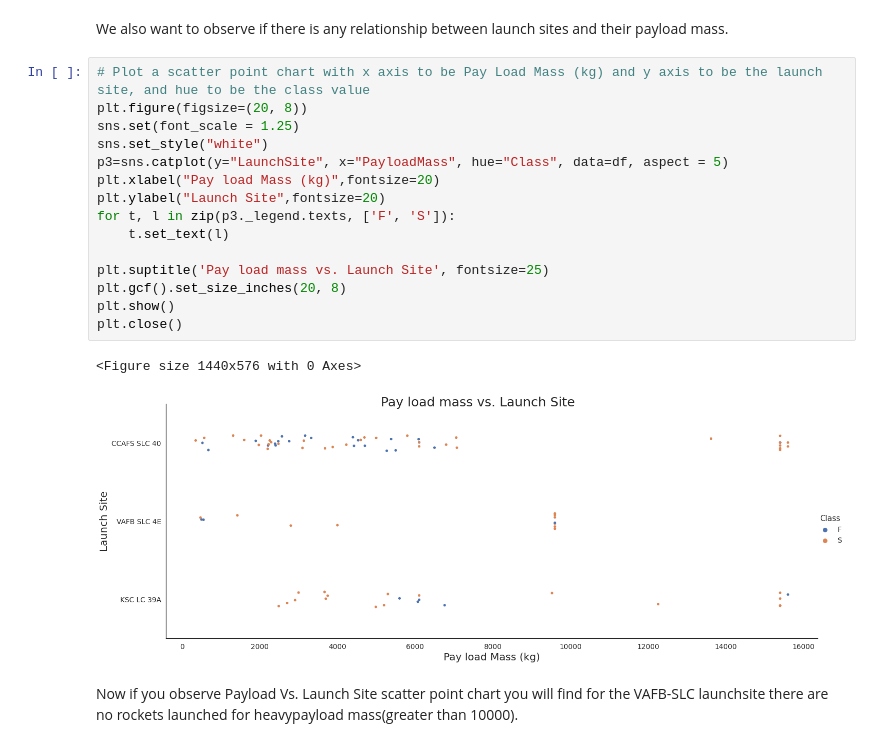
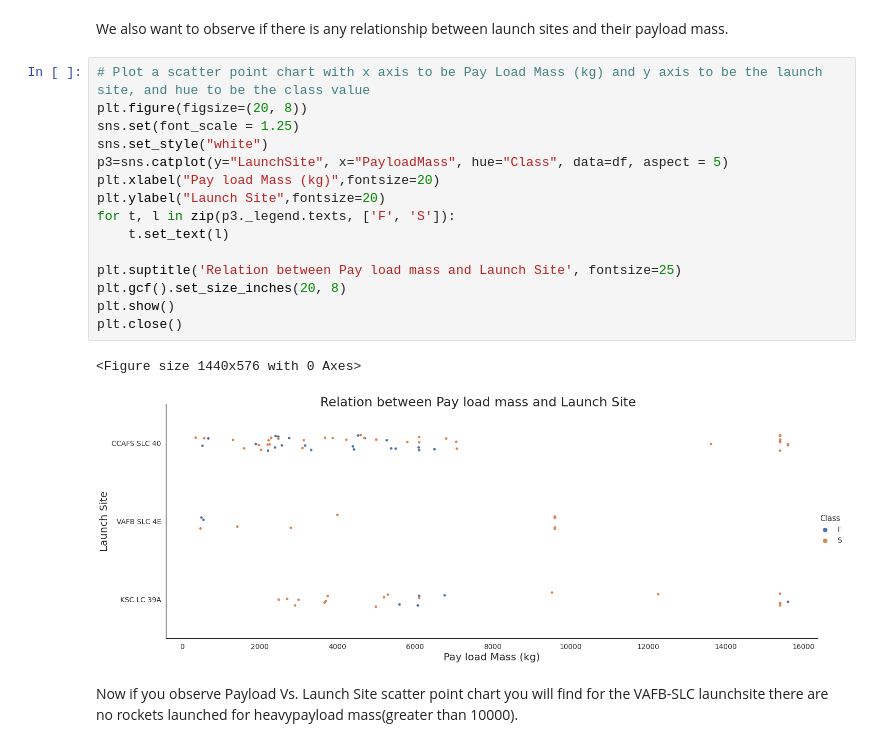
Before and after one commit to ljszatkowski/Applied-Data-Science-Capstone---Coursera, a Jupyter notebook: 05_EDA_with_Data_Visualization.ipynb, the cells around one changed output. Cells and saved outputs as stored; diff of their text form.

```diff
--- a/05_EDA_with_Data_Visualization.ipynb
+++ b/05_EDA_with_Data_Visualization.ipynb
@@ -140,21 +140,21 @@ We also want to observe if there is any relationship between launch sites and th
 # %%
 # Plot a scatter point chart with x axis to be Pay Load Mass (kg) and y axis to be the launch site, and hue to be the class value
 plt.figure(figsize=(20, 8))
 sns.set(font_scale = 1.25)
 sns.set_style("white")
 p3=sns.catplot(y="LaunchSite", x="PayloadMass", hue="Class", data=df, aspect = 5)
 plt.xlabel("Pay load Mass (kg)",fontsize=20)
 plt.ylabel("Launch Site",fontsize=20)
 for t, l in zip(p3._legend.texts, ['F', 'S']):
     t.set_text(l)
 
-plt.suptitle('Pay load mass vs. Launch Site', fontsize=25)
+plt.suptitle('Relation between Pay load mass and Launch Site', fontsize=25)
 plt.gcf().set_size_inches(20, 8)
 plt.show()
 plt.close()
 # %% [output]
 <Figure size 1440x576 with 0 Axes>
-[figure, old version]
+[figure, new version]
 # %% [markdown]
 Now if you observe Payload Vs. Launch Site scatter point chart you will find for the VAFB-SLC  launchsite there are no  rockets  launched for  heavypayload mass(greater than 10000).
 # %% [markdown]
```
Also changed, not shown: parts of 9 cells of this notebook.
